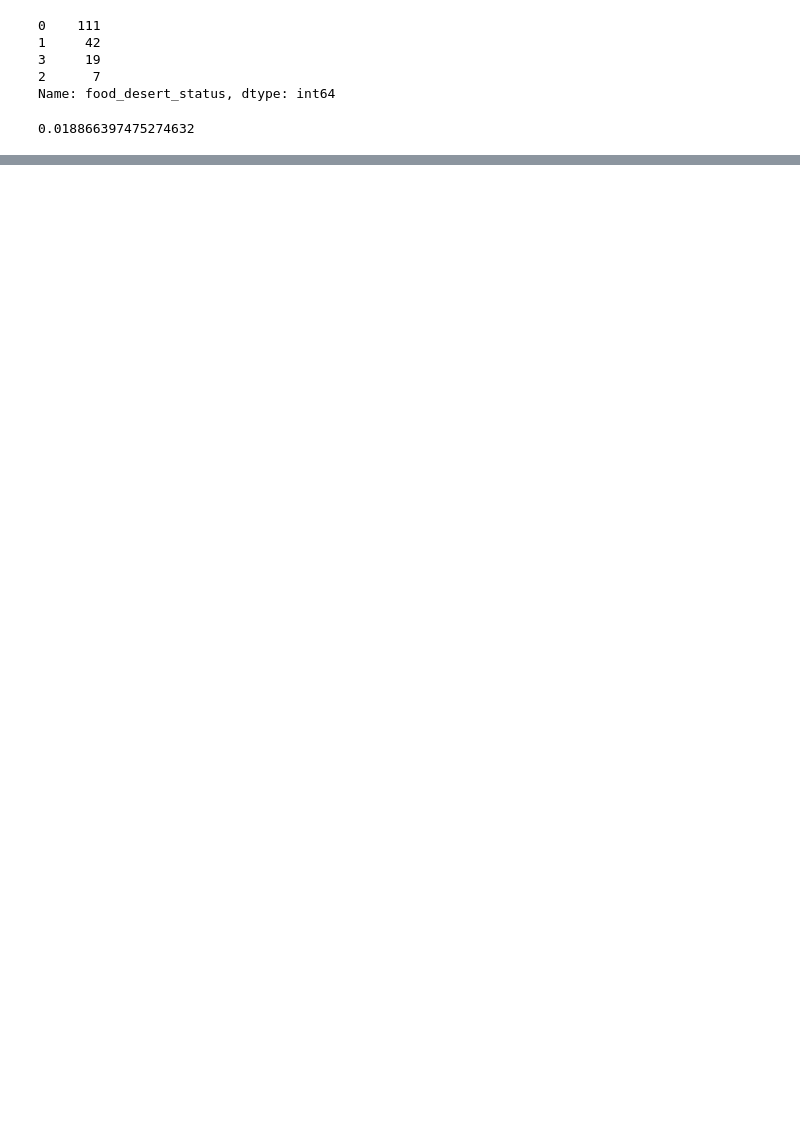
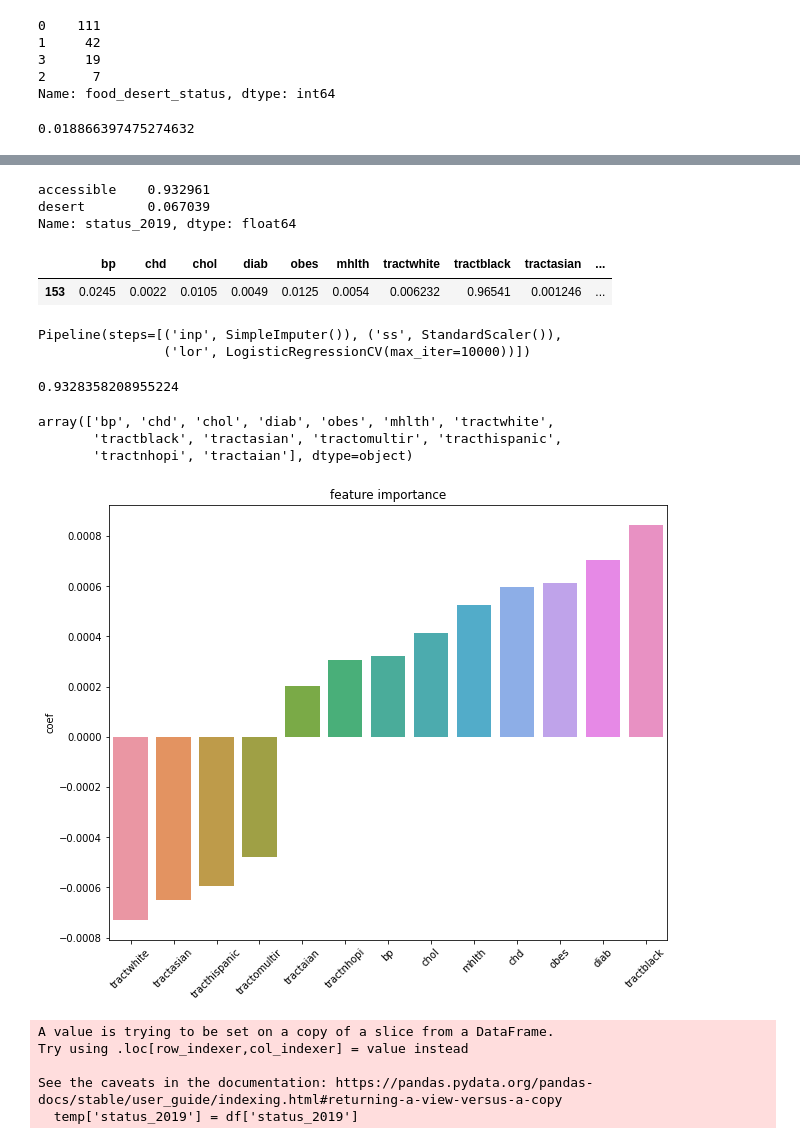
Before and after one commit to derryzrli/food-insecurity-analysis, a Jupyter notebook: code/03_modeling.ipynb, the cells around one changed output, grey strips where cells are left out. Drawn from its saved outputs; the diff is of its cells as text; code cells hidden in the pictures; blank space fills up the shorter version.

Commit message:
added logistic model

```diff
--- a/code/03_modeling.ipynb
+++ b/code/03_modeling.ipynb
@@ -44,0 +66,50 @@ lr.score(X_test, y_test)
+# %%
+X = df[['bp','chd','chol','diab','obes','mhlth']+race_cols]
+y = df['status_2019']
+
+X_train, X_test, y_train, y_test = train_test_split(X, y, random_state=1)
+# %%
+y.value_counts(normalize=1)
+# %% [output]
+accessible    0.932961
+desert        0.067039
+Name: status_2019, dtype: float64
+# %%
+X_train[:1]
+# %% [output]
+|  | bp | chd | chol | diab | obes | mhlth | tractwhite | tractblack | tractasian | ... |
+| 153 | 0.0245 | 0.0022 | 0.0105 | 0.0049 | 0.0125 | 0.0054 | 0.006232 | 0.96541 | 0.001246 | ... |
+# %%
+pipe = Pipeline([
+    ('inp', SimpleImputer()),
+    ('ss', StandardScaler()),
+    ('lor', LogisticRegressionCV(max_iter=10_000)),
+])
+# %%
+pipe.fit(X_train, y_train)
+# %% [output]
+Pipeline(steps=[('inp', SimpleImputer()), ('ss', StandardScaler()),
+                ('lor', LogisticRegressionCV(max_iter=10000))])
+# %%
+pipe.score(X_train, y_train)
+# %% [output]
+0.9328358208955224
+# %%
+pipe.feature_names_in_
+# %% [output]
+array(['bp', 'chd', 'chol', 'diab', 'obes', 'mhlth', 'tractwhite',
+       'tractblack', 'tractasian', 'tractomultir', 'tracthispanic',
+       'tractnhopi', 'tractaian'], dtype=object)
+# %%
+coef = pd.DataFrame(pipe.named_steps.lor.coef_, columns=pipe.feature_names_in_ ).T
+coef = coef.sort_values(0)
+# %%
+plt.figure(figsize=(10, 8))
+sns.barplot(x=coef.index, y=coef[0])
+plt.ylabel('coef')
+plt.title('feature importance')
+plt.xticks(rotation=45);
+# sns.barplot(x=df_small['status_2019'], y=df_small['tractblack'])
+# plt.xticks(rotation=45);
+# %% [output]
+[figure, added]
@@ -44,0 +118,8 @@ lr.score(X_test, y_test)
+# %%
+temp['status_2019'] = df['status_2019']
+# %% [output]
+A value is trying to be set on a copy of a slice from a DataFrame.
+Try using .loc[row_indexer,col_indexer] = value instead
+
+See the caveats in the documentation: https://pandas.pydata.org/pandas-docs/stable/user_guide/indexing.html#returning-a-view-versus-a-copy
+  temp['status_2019'] = df['status_2019']
```
Also changed, not shown: parts of 11 cells of this notebook.
